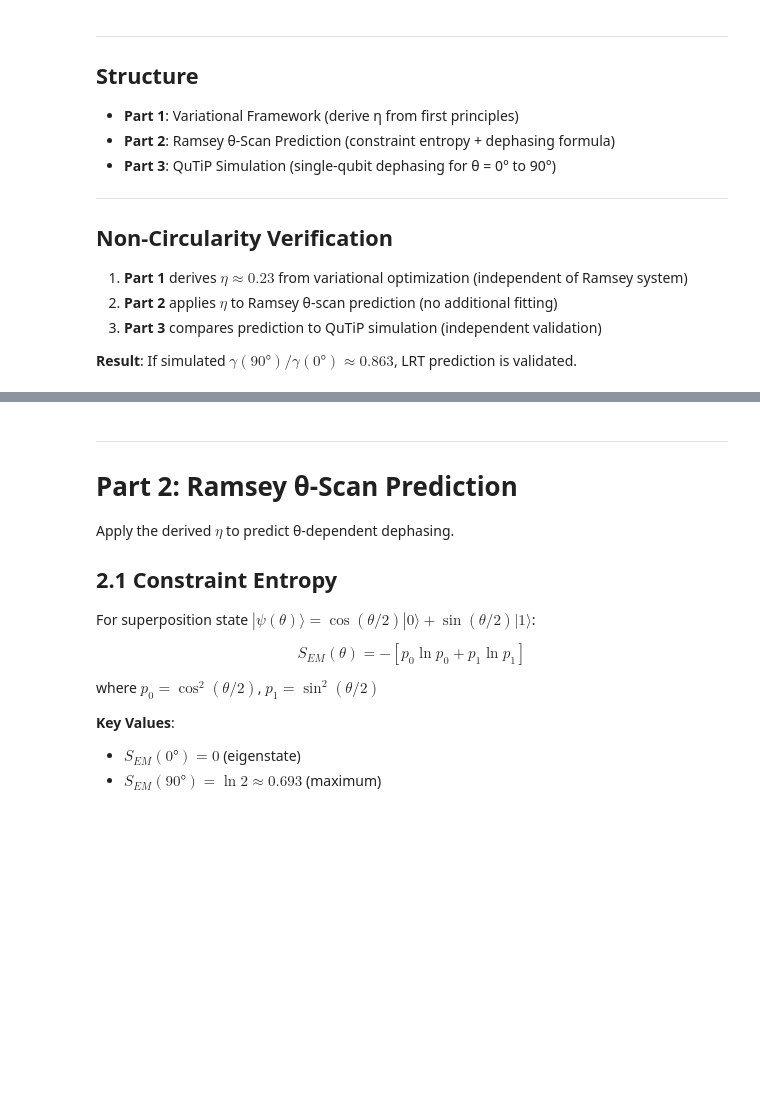
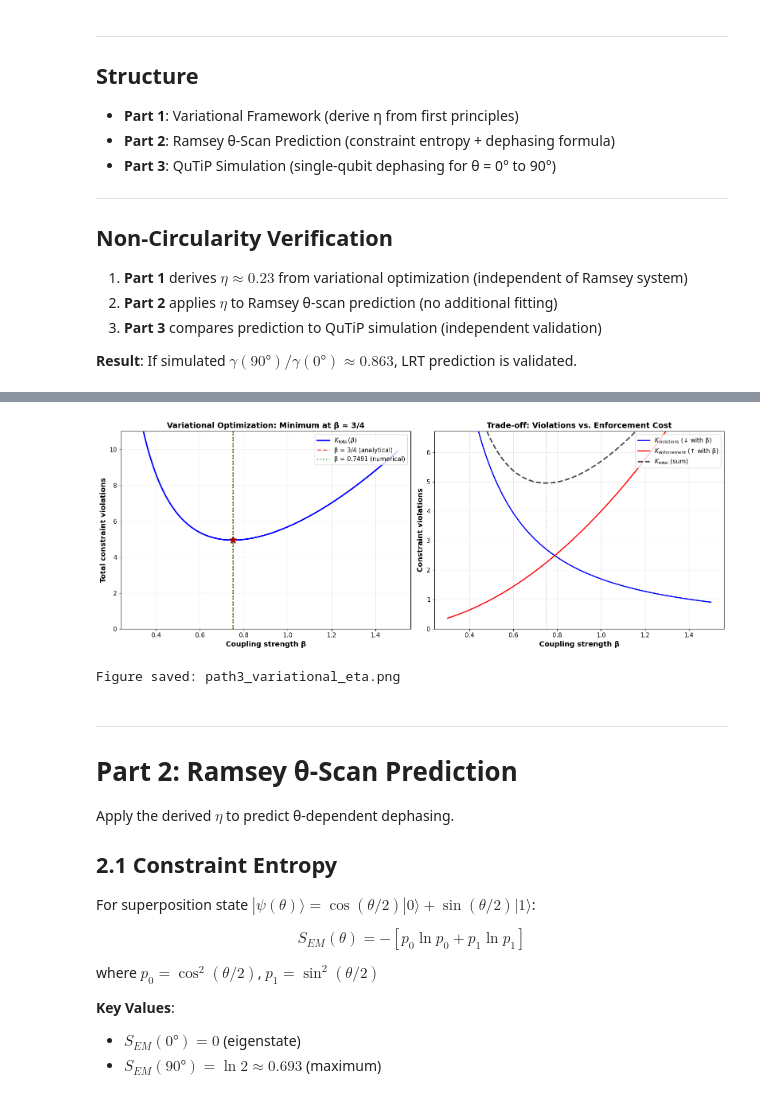
Before and after one commit to jdlongmire/logic-realism-theory, a Jupyter notebook: notebooks/ramsey_theta_first_principles_executed.ipynb, the cells around one changed output, grey strips where cells are left out. Cells and saved outputs as stored; diff of their text form; code cells hidden in the pictures; blank space fills up the shorter version.

```diff
--- a/notebooks/ramsey_theta_first_principles_executed.ipynb
+++ b/notebooks/ramsey_theta_first_principles_executed.ipynb
@@ -174,3 +229,49 @@ Figure 1 saved: path3_variational_eta.png
+# %%
+# Visualization
+beta_range = np.linspace(0.3, 1.5, 1000)
+K_total_range = [K_total(b) for b in beta_range]
+K_viol_range = [K_violations(b) for b in beta_range]
+K_enf_range = [K_enforcement(b) for b in beta_range]
+
+fig, (ax1, ax2) = plt.subplots(1, 2, figsize=(16, 6))
+
+# Total K with minimum
+ax1.plot(beta_range, K_total_range, 'b-', linewidth=2.5, label='$K_{\\text{total}}(\\beta)$')
+ax1.axvline(x=0.75, color='r', linestyle='--', linewidth=2,
+            label='β = 3/4 (analytical)', alpha=0.7)
+ax1.axvline(x=beta_optimal, color='g', linestyle=':', linewidth=2,
+            label=f'β = {beta_optimal:.4f} (numerical)', alpha=0.7)
+ax1.scatter([0.75], [K_total(0.75)], color='r', s=150, zorder=5,
+            marker='*', edgecolors='darkred', linewidths=2)
+ax1.set_xlabel('Coupling strength β', fontsize=13, fontweight='bold')
+ax1.set_ylabel('Total constraint violations', fontsize=13, fontweight='bold')
+ax1.set_title('Variational Optimization: Minimum at β ≈ 3/4',
+              fontsize=14, fontweight='bold')
+ax1.legend(fontsize=11, loc='upper right')
+ax1.grid(True, alpha=0.3)
+ax1.set_ylim([0, max(K_total_range)*0.8])
+
+# Components breakdown
+ax2.plot(beta_range, K_viol_range, 'b-', linewidth=2, label='$K_{\\text{violations}}$ (↓ with β)')
+ax2.plot(beta_range, K_enf_range, 'r-', linewidth=2, label='$K_{\\text{enforcement}}$ (↑ with β)')
+ax2.plot(beta_range, K_total_range, 'k--', linewidth=2.5, label='$K_{\\text{total}}$ (sum)', alpha=0.7)
+ax2.axvline(x=0.75, color='gray', linestyle=':', linewidth=1.5, alpha=0.5)
+ax2.set_xlabel('Coupling strength β', fontsize=13, fontweight='bold')
+ax2.set_ylabel('Constraint violations', fontsize=13, fontweight='bold')
+ax2.set_title('Trade-off: Violations vs. Enforcement Cost',
+              fontsize=14, fontweight='bold')
+ax2.legend(fontsize=11, loc='upper right')
+ax2.grid(True, alpha=0.3)
+ax2.set_ylim([0, max(K_viol_range)*0.5])
+
+plt.tight_layout()
+plt.savefig('../figures/path3_variational_eta.png', dpi=300, bbox_inches='tight')
+plt.show()
+
+print("\nFigure saved: path3_variational_eta.png")
+# %% [output]
+[figure, added]
+Figure saved: path3_variational_eta.png
 # %% [markdown]
 ---
 
```
Also changed, not shown: parts of 11 cells of this notebook, 4 other files.
